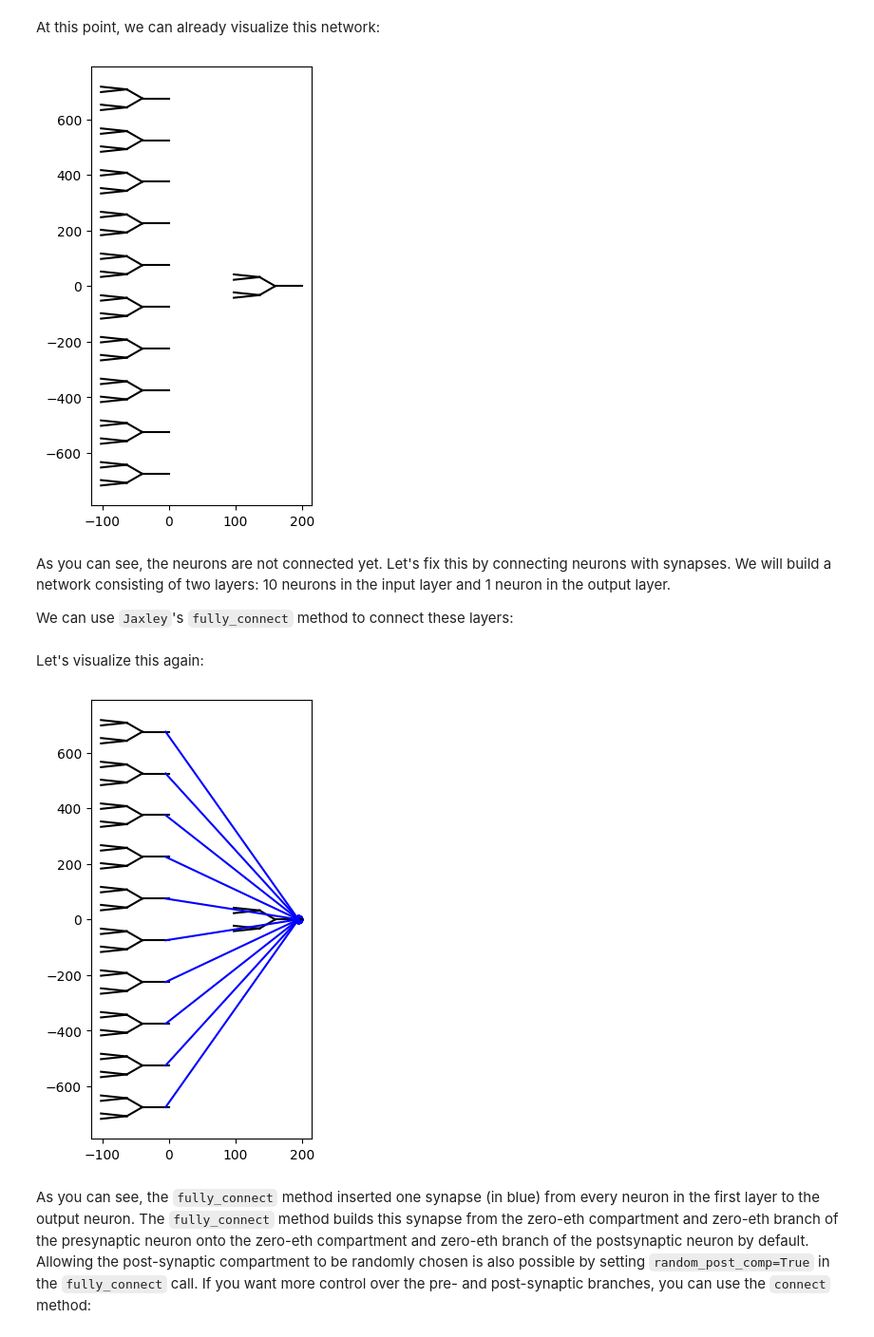
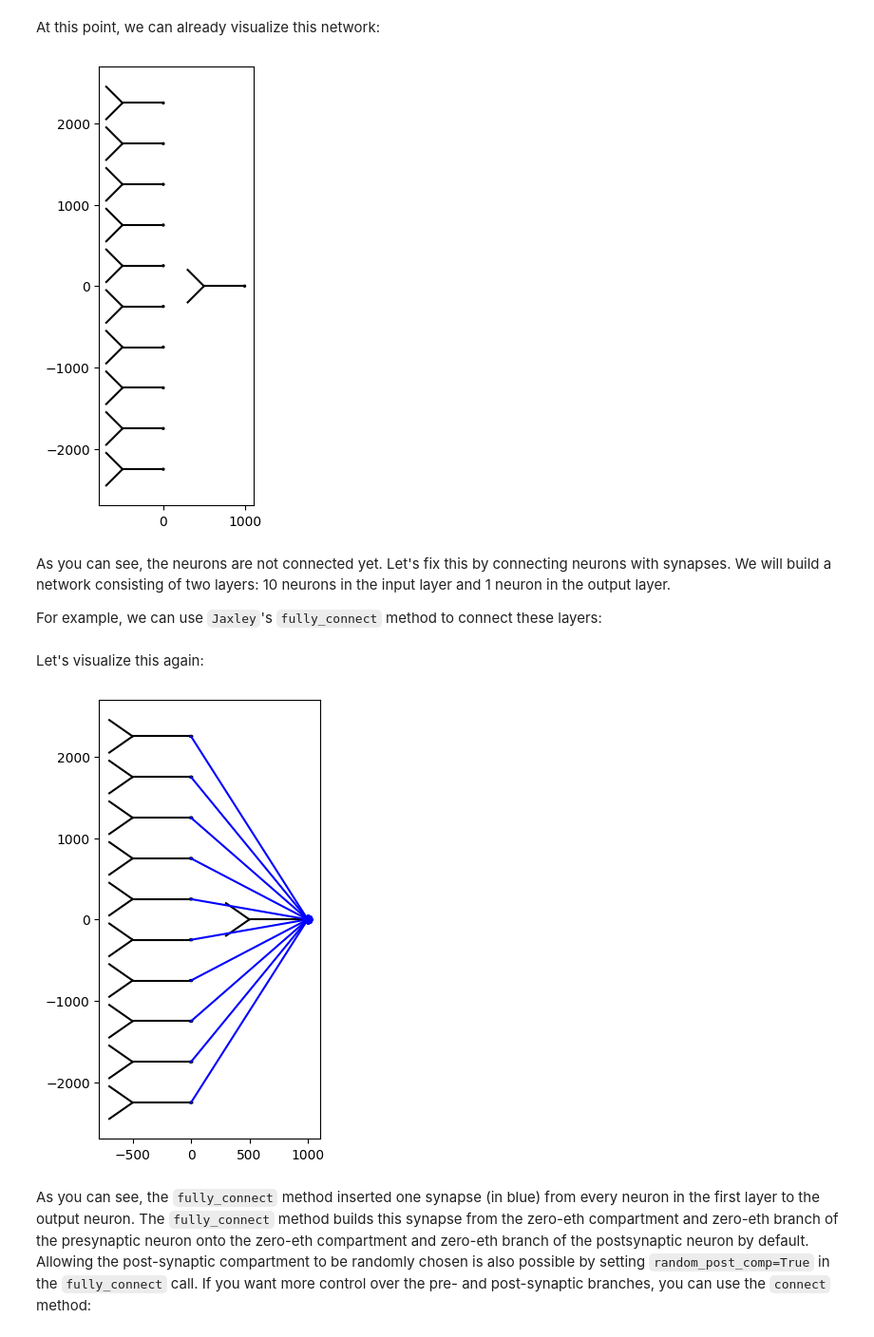
Before and after one commit to r-makarov/cns2025tutorial, a Jupyter notebook: jaxley_tutorial.ipynb, the cells around one changed output. Shown: that part at 95% size. Saved outputs shown, nothing was run; the diff lists cells and outputs as text; code cells hidden in the pictures.

```diff
--- a/jaxley_tutorial.ipynb
+++ b/jaxley_tutorial.ipynb
@@ -213,3 +174,5 @@ cell = jx.Cell(branch, parents=[-1, 0, 0, 1, 1, 2, 2])
+# %%
+cell = jx.read_swc("mini_cell.swc", ncomp=1)
 # %% [markdown]
 We can assemble multiple cells into a network by using `jx.Network`, which takes a list of `jx.Cell`s. Here, we assemble 11 cells into a network:
 # %%
@@ -218,18 +181,18 @@ net = jx.Network([cell for _ in range(num_cells)])
 # %% [markdown]
 At this point, we can already visualize this network:
 # %%
-net.compute_xyz()
 net.rotate(180)
-net.arrange_in_layers(layers=[10, 1], within_layer_offset=150, between_layer_offset=200)
+net.arrange_in_layers(layers=[10, 1], within_layer_offset=500, between_layer_offset=1000)
 
 fig, ax = plt.subplots(1, 1, figsize=(3, 6))
 _ = net.vis(ax=ax, detail="full")
+_ = ax.set_aspect("equal")
 # %% [output]
-[figure, old version]
+[figure, new version]
 # %% [markdown]
 As you can see, the neurons are not connected yet. Let's fix this by connecting neurons with synapses. We will build a network consisting of two layers: 10 neurons in the input layer and 1 neuron in the output layer.
 
-We can use `Jaxley`'s `fully_connect` method to connect these layers:
+For example, we can use `Jaxley`'s `fully_connect` method to connect these layers:
 # %%
 pre = net.cell(range(10))
 post = net.cell(10)
@@ -240,7 +203,7 @@ Let's visualize this again:
 fig, ax = plt.subplots(1, 1, figsize=(3, 6))
 _ = net.vis(ax=ax, detail="full")
 # %% [output]
-[figure, old version]
+[figure, new version]
 # %% [markdown]
 As you can see, the `fully_connect` method inserted one synapse (in blue) from every neuron in the first layer to the output neuron. The `fully_connect` method builds this synapse from the zero-eth compartment and zero-eth branch of the presynaptic neuron onto the zero-eth compartment and zero-eth branch of the postsynaptic neuron by default. Allowing the post-synaptic compartment to be randomly chosen is also possible by setting `random_post_comp=True` in the `fully_connect` call. If you want more control over the pre- and post-synaptic branches, you can use the `connect` method:
 # %%
```
Also changed, not shown: parts of 56 cells of this notebook, 1 other file.
